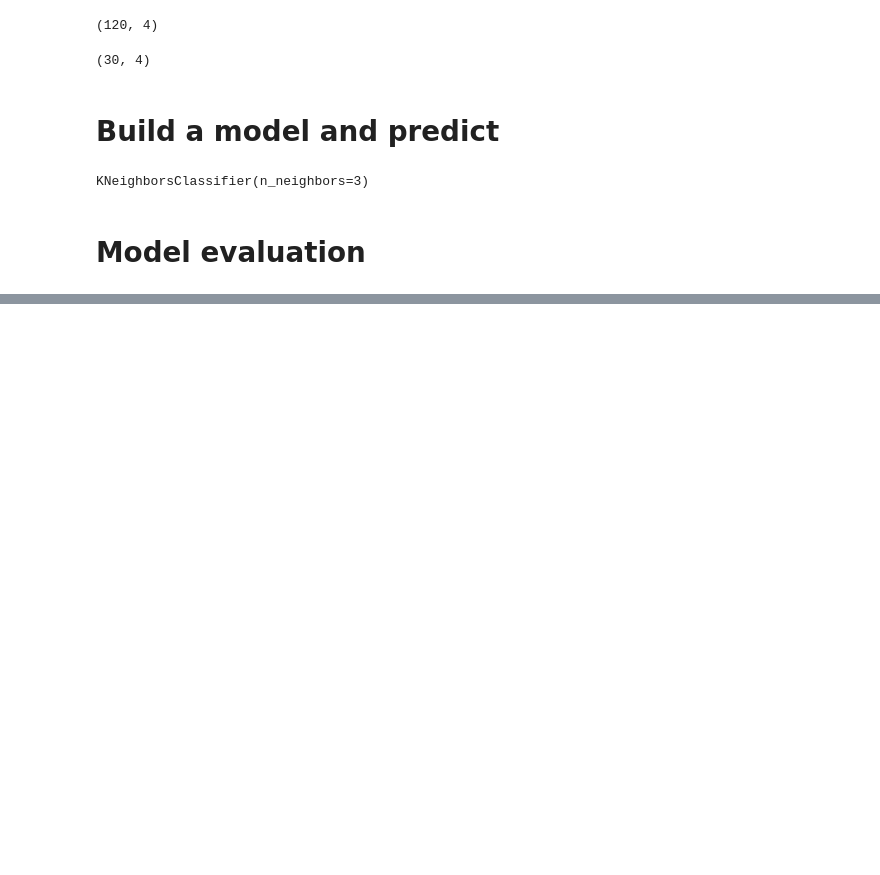
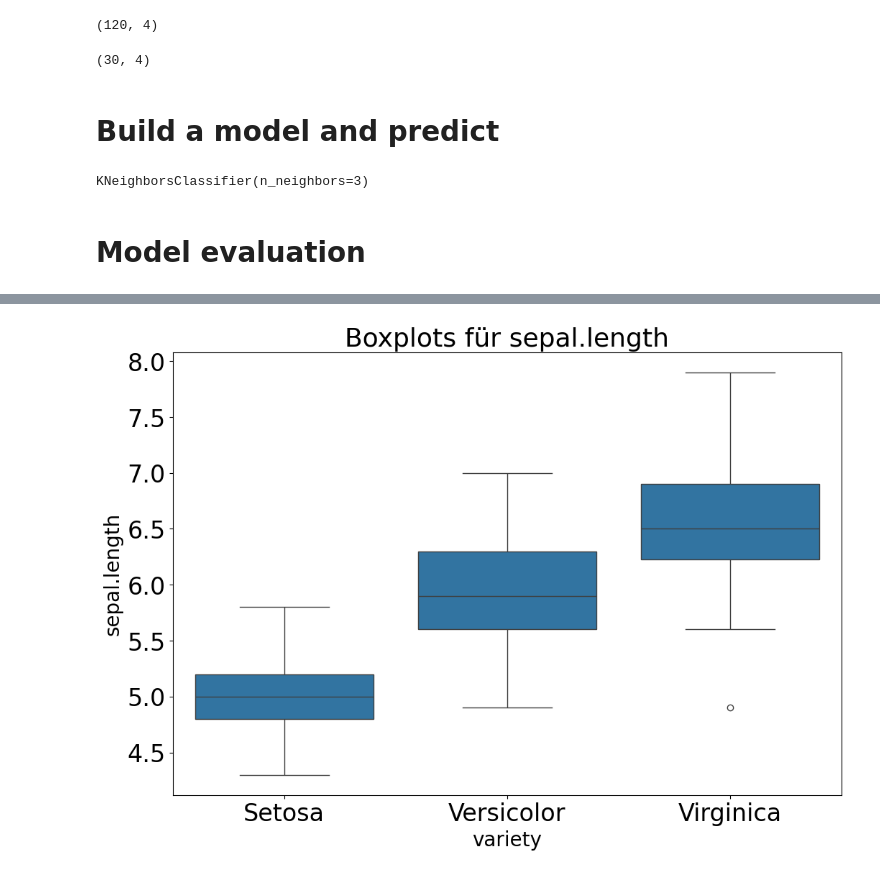
Before and after one commit to milenakowalska/flowers_classification_model, a Jupyter notebook: iris_classification.ipynb, the cells around one changed output, grey strips where cells are left out. Saved outputs shown, nothing was run; the diff lists cells and outputs as text; code cells hidden in the pictures; blank space fills up the shorter version.

```diff
--- a/iris_classification.ipynb
+++ b/iris_classification.ipynb
@@ -159,0 +190,11 @@ y_predict = knnmodel.predict(x_test)
+# %%
+plt.figure(figsize=(12, 8))
+sns.boxplot(x="variety", y="sepal.length", data=df)
+
+plt.title(f"Boxplots für sepal.length", fontsize=26)
+plt.xlabel("variety", fontsize=20)
+plt.ylabel("sepal.length", fontsize=20)
+plt.tick_params(axis="both", labelsize=24)
+plt.show()
+# %% [output]
+[figure, added]
```
Also changed, not shown: parts of 16 cells of this notebook.
